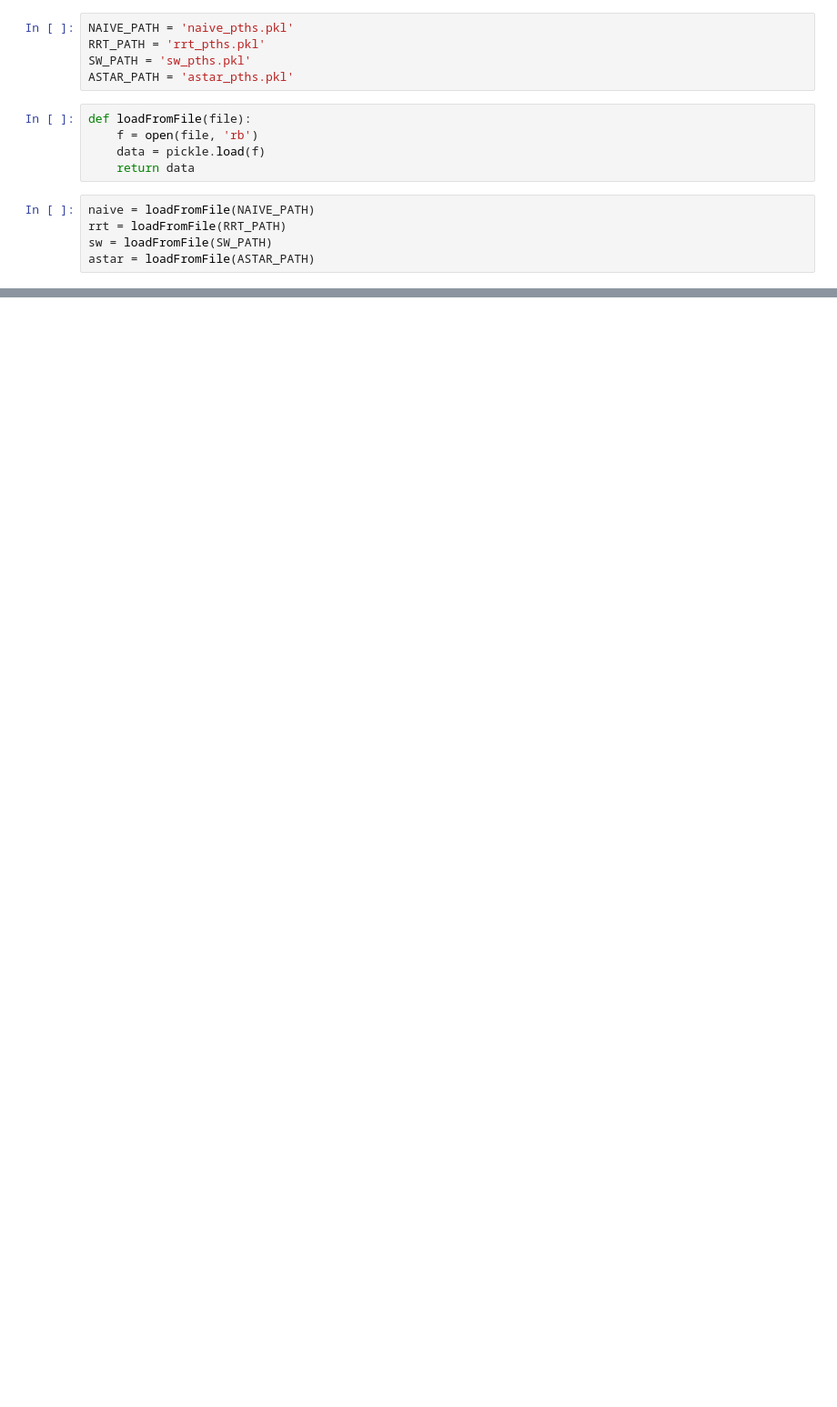
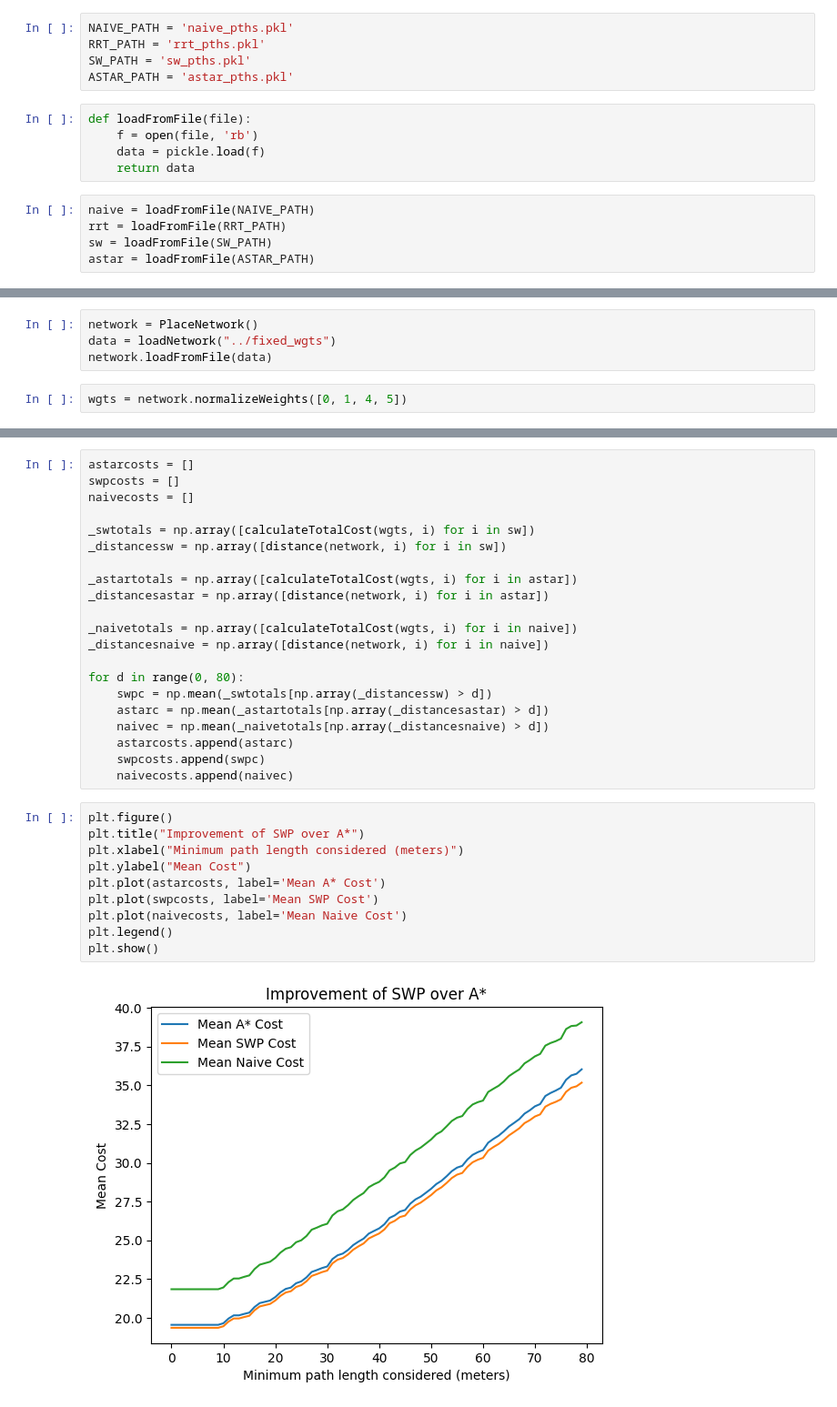
Before and after one commit to bainro/jackal_melodic, a Jupyter notebook: pathanalysis/rrtswppathdata.ipynb, the cells around one changed output, grey strips where cells are left out. Shown: that part at 91% size. Saved outputs shown, nothing was run; the diff lists cells and outputs as text; blank space fills up the shorter version.

Commit message:
more path analysis

```diff
--- a/pathanalysis/rrtswppathdata.ipynb
+++ b/pathanalysis/rrtswppathdata.ipynb
@@ -55,0 +67,6 @@ print(sameasastar / total)
+# %%
+network = PlaceNetwork()
+data = loadNetwork("../fixed_wgts")
+network.loadFromFile(data)
+# %%
+wgts = network.normalizeWeights([0, 1, 4, 5])
@@ -55,0 +96,33 @@ print(sameasastar / total)
+# %%
+astarcosts = []
+swpcosts = []
+naivecosts = []
+
+_swtotals = np.array([calculateTotalCost(wgts, i) for i in sw])
+_distancessw = np.array([distance(network, i) for i in sw])
+
+_astartotals = np.array([calculateTotalCost(wgts, i) for i in astar])
+_distancesastar = np.array([distance(network, i) for i in astar])
+
+_naivetotals = np.array([calculateTotalCost(wgts, i) for i in naive])
+_distancesnaive = np.array([distance(network, i) for i in naive])
+
+for d in range(0, 80):
+    swpc = np.mean(_swtotals[np.array(_distancessw) > d])
+    astarc = np.mean(_astartotals[np.array(_distancesastar) > d])
+    naivec = np.mean(_naivetotals[np.array(_distancesnaive) > d])
+    astarcosts.append(astarc)
+    swpcosts.append(swpc)
+    naivecosts.append(naivec)
+# %%
+plt.figure()
+plt.title("Improvement of SWP over A*")
+plt.xlabel("Minimum path length considered (meters)")
+plt.ylabel("Mean Cost")
+plt.plot(astarcosts, label='Mean A* Cost')
+plt.plot(swpcosts, label='Mean SWP Cost')
+plt.plot(naivecosts, label='Mean Naive Cost')
+plt.legend()
+plt.show()
+# %% [output]
+[figure, added]
```
Also changed, not shown: parts of 10 cells of this notebook, 5 other files.
